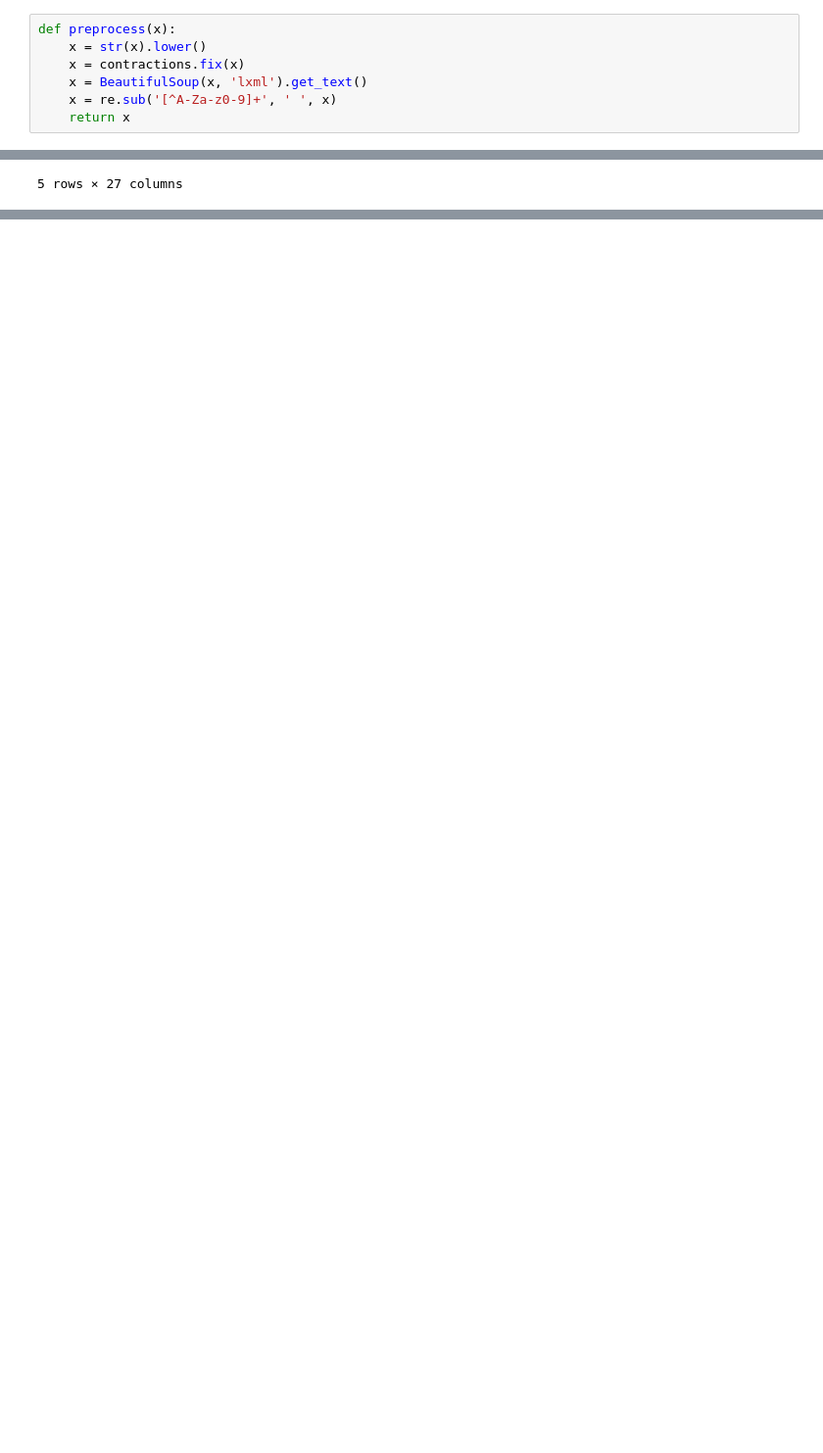
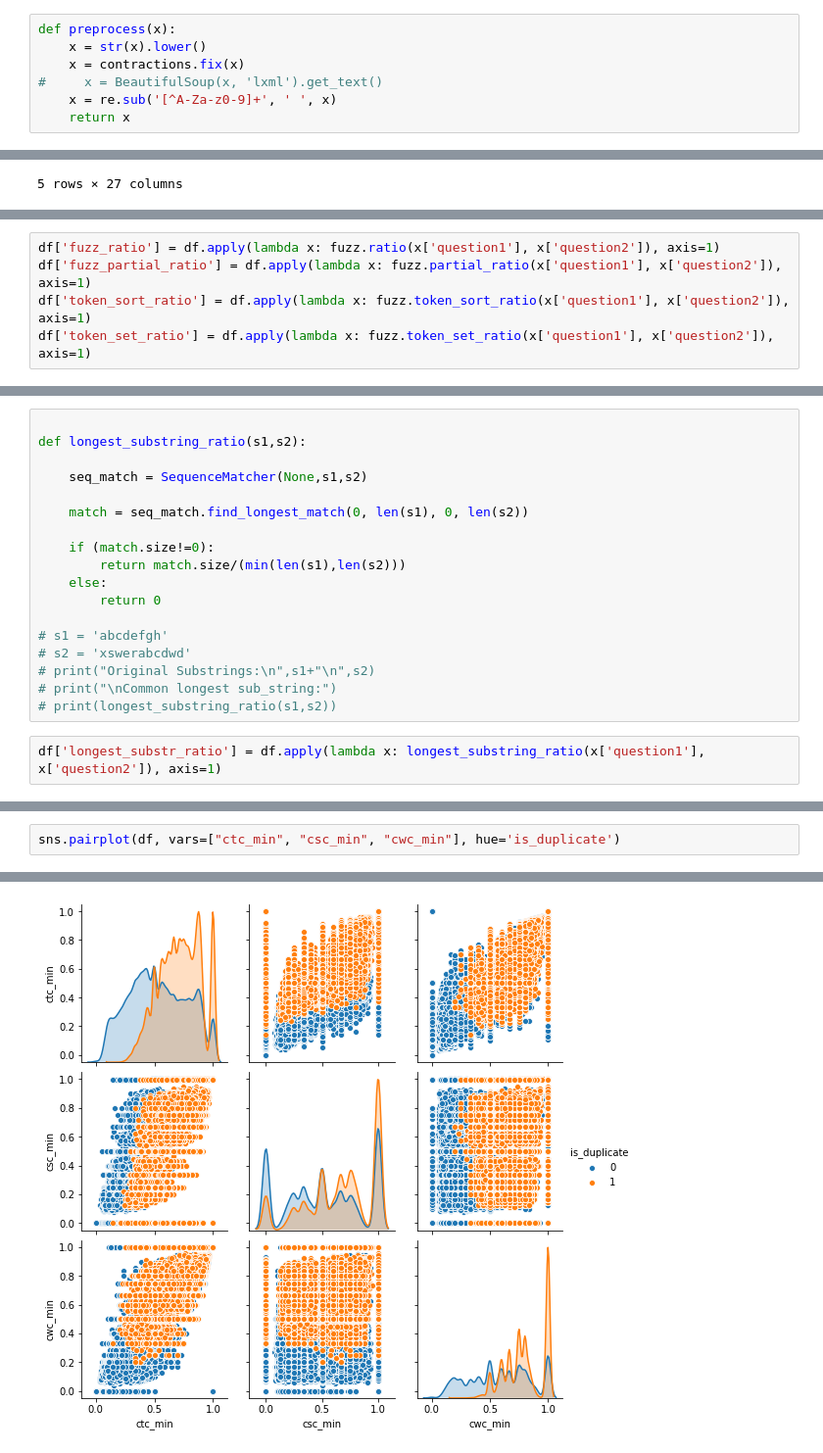
Before and after one commit to Vikas-KM/quora-question-pair, a Jupyter notebook: solving_quora_question_pair.ipynb, the cells around one changed output, grey strips where cells are left out. Shown at 98% size. Cells and saved outputs as stored; diff of their text form; blank space fills up the shorter version.

```diff
--- a/solving_quora_question_pair.ipynb
+++ b/solving_quora_question_pair.ipynb
@@ -747,7 +756,7 @@ stop_words = set(stopwords.words('english'))
 def preprocess(x):
     x = str(x).lower()
     x = contractions.fix(x)
-    x = BeautifulSoup(x, 'lxml').get_text()
+#     x = BeautifulSoup(x, 'lxml').get_text()
     x = re.sub('[^A-Za-z0-9]+', ' ', x)
     return x
 # %% [markdown]
@@ -911,0 +916,5 @@ df.head()
+# %%
+df['fuzz_ratio'] = df.apply(lambda x: fuzz.ratio(x['question1'], x['question2']), axis=1)
+df['fuzz_partial_ratio'] = df.apply(lambda x: fuzz.partial_ratio(x['question1'], x['question2']), axis=1)
+df['token_sort_ratio'] = df.apply(lambda x: fuzz.token_sort_ratio(x['question1'], x['question2']), axis=1)
+df['token_set_ratio'] = df.apply(lambda x: fuzz.token_set_ratio(x['question1'], x['question2']), axis=1)
@@ -911,0 +942,20 @@ df.head()
+# %%
+
+def longest_substring_ratio(s1,s2):
+
+    seq_match = SequenceMatcher(None,s1,s2)
+
+    match = seq_match.find_longest_match(0, len(s1), 0, len(s2))
+
+    if (match.size!=0):
+        return match.size/(min(len(s1),len(s2)))
+    else:
+        return 0
+
+# s1 = 'abcdefgh'
+# s2 = 'xswerabcdwd'
+# print("Original Substrings:\n",s1+"\n",s2)
+# print("\nCommon longest sub_string:")
+# print(longest_substring_ratio(s1,s2))
+# %%
+df['longest_substr_ratio'] = df.apply(lambda x: longest_substring_ratio(x['question1'], x['question2']), axis=1)
@@ -911,0 +1060,3 @@ df.head()
+# %%
+sns.pairplot(df, vars=["ctc_min", "csc_min", "cwc_min"], hue='is_duplicate')
+# %% [output]
@@ -911,0 +1064 @@ df.head()
+[figure, added]
```
Also changed, not shown: parts of 58 cells of this notebook.
